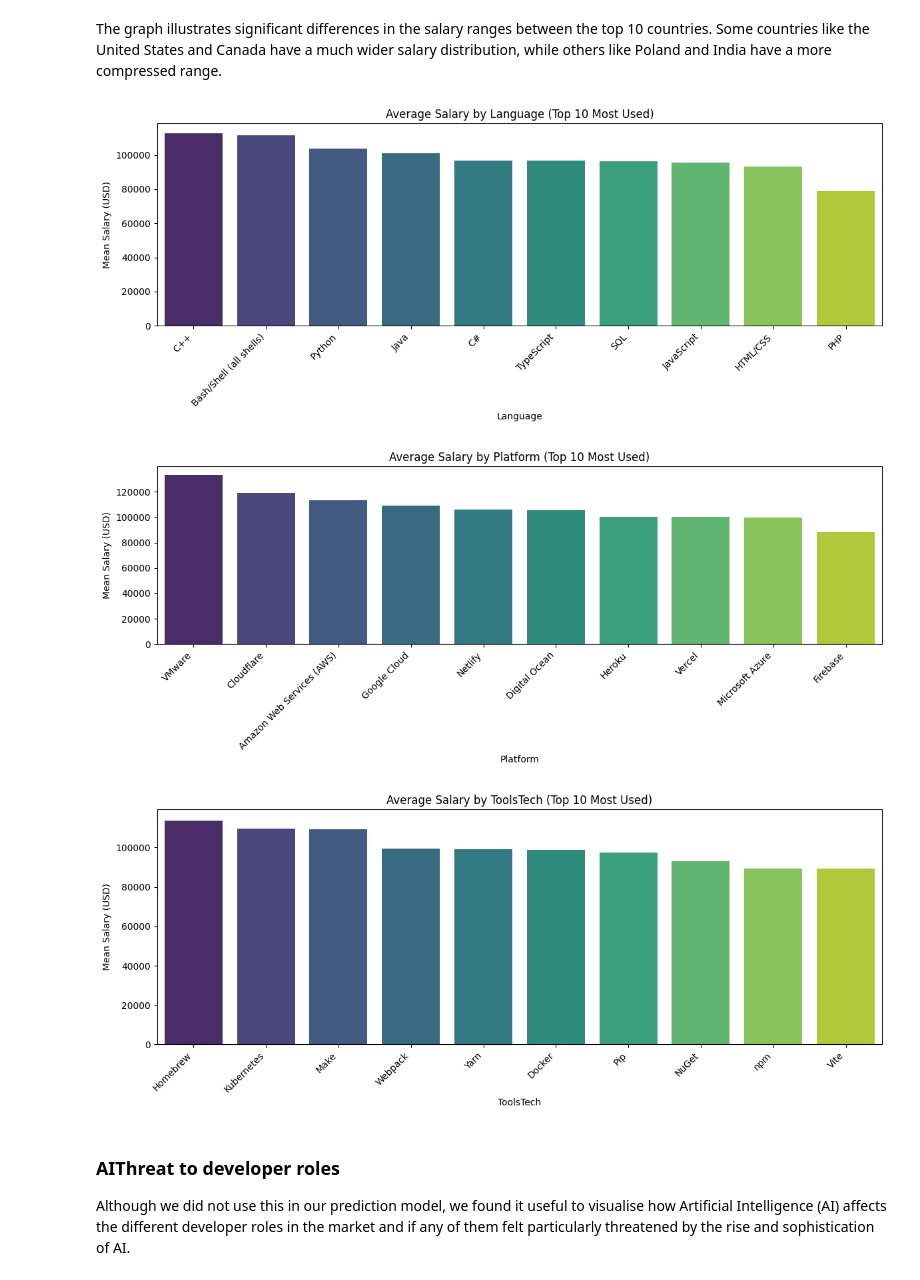
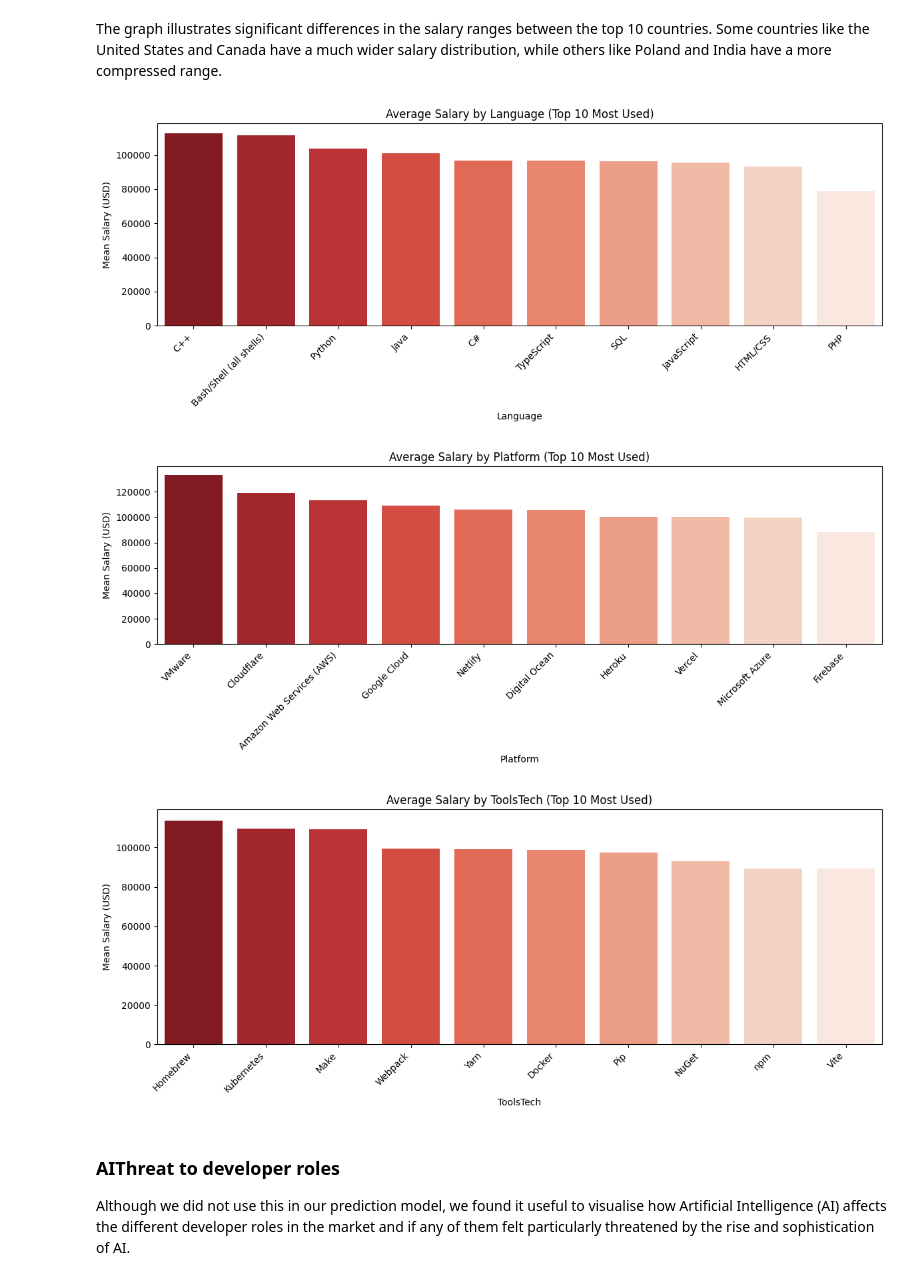
Before and after one commit to Owiti-Charles/Developers-Salary-Predictor, a Jupyter notebook: notebook_final.ipynb, the cells around one changed output. Drawn from its saved outputs; the diff is of its cells as text; code cells hidden in the pictures.

```diff
--- a/notebook_final.ipynb
+++ b/notebook_final.ipynb
@@ -444,37 +789,37 @@ for col in tech_columns:
     tech_df = df[df[col].notna()].copy()
     tech_df = tech_df[tech_df[col] != 'Missing']
 
     # Split and explode
     tech_df[col] = tech_df[col].str.split(';')
     tech_df = tech_df.explode(col)
     tech_df[col] = tech_df[col].str.strip()
 
     # Remove 'Missing' after explode just in case
     tech_df = tech_df[tech_df[col] != 'Missing']
 
     # Group and compute mean salary + count
     salary_by_tech = (
         tech_df.groupby(col)['ConvertedCompYearly']
         .agg(mean_salary='mean', count='count')
         .sort_values(by='count', ascending=False)
         .head(10)
         .sort_values(by='mean_salary', ascending=False)  # sort top 10 by salary
         .reset_index()
     )
 
     # Plot
     plt.figure(figsize=(12, 5))
-    sns.barplot(data=salary_by_tech, x=col, y='mean_salary', palette='viridis')
+    sns.barplot(data=salary_by_tech, x=col, y='mean_salary', palette='Reds_r')
     plt.title(f"Average Salary by {col.replace('HaveWorkedWith', '')} (Top 10 Most Used)")
     plt.ylabel("Mean Salary (USD)")
     plt.xlabel(col.replace('HaveWorkedWith', ''))
     plt.xticks(rotation=45, ha='right')
     plt.tight_layout()
     plt.show()
 # %% [output]
-[figure, old version]
+[figure, new version]
-[figure, old version]
+[figure, new version]
-[figure, old version]
+[figure, new version]
 # %% [markdown]
 ### AIThreat to developer roles
 Although we did not use this in our prediction model, we found it useful to visualise how Artificial Intelligence (AI) affects the different developer roles in the market and if any of them felt particularly threatened by the rise and sophistication of AI.
```
Also changed, not shown: parts of 33 cells of this notebook.
